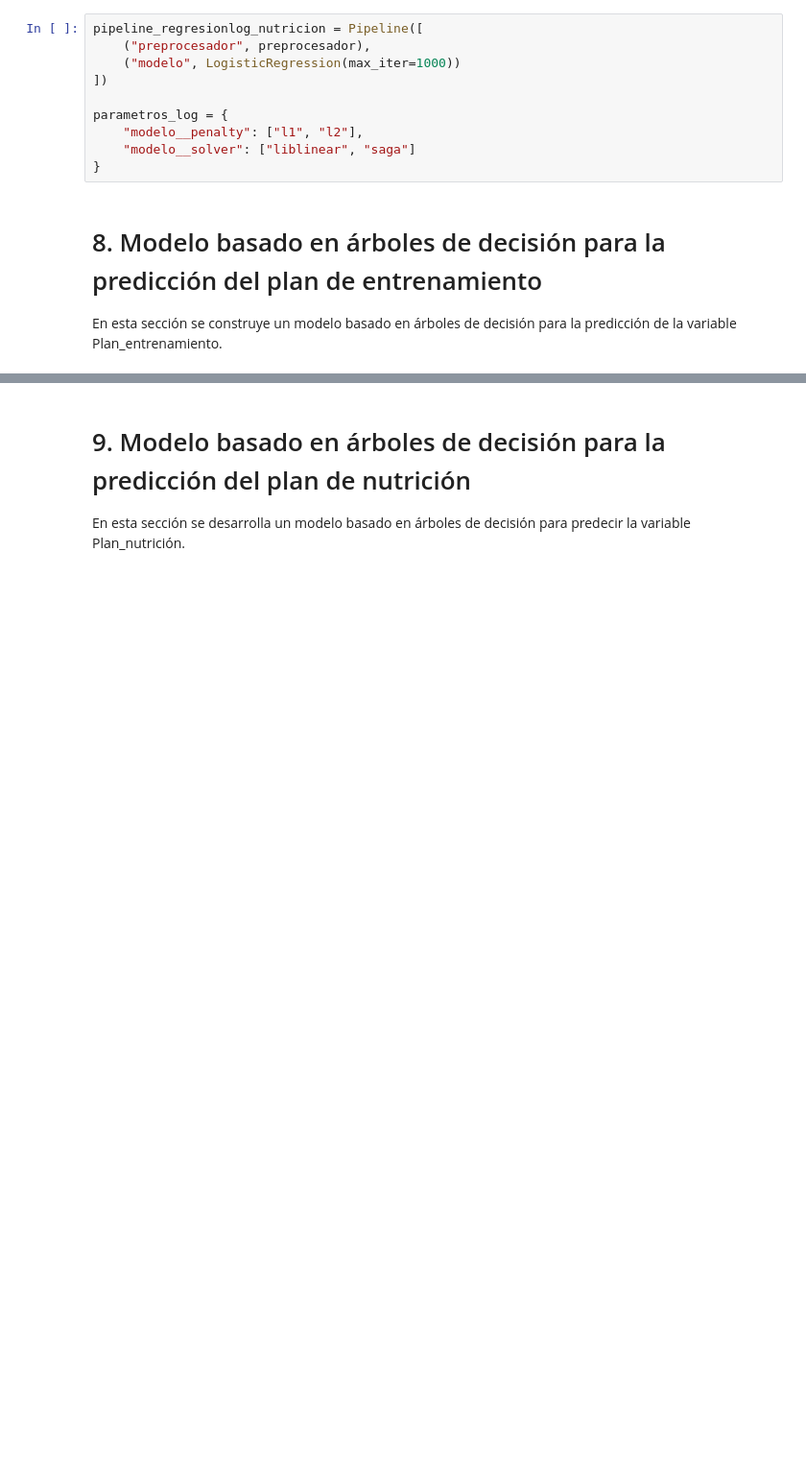
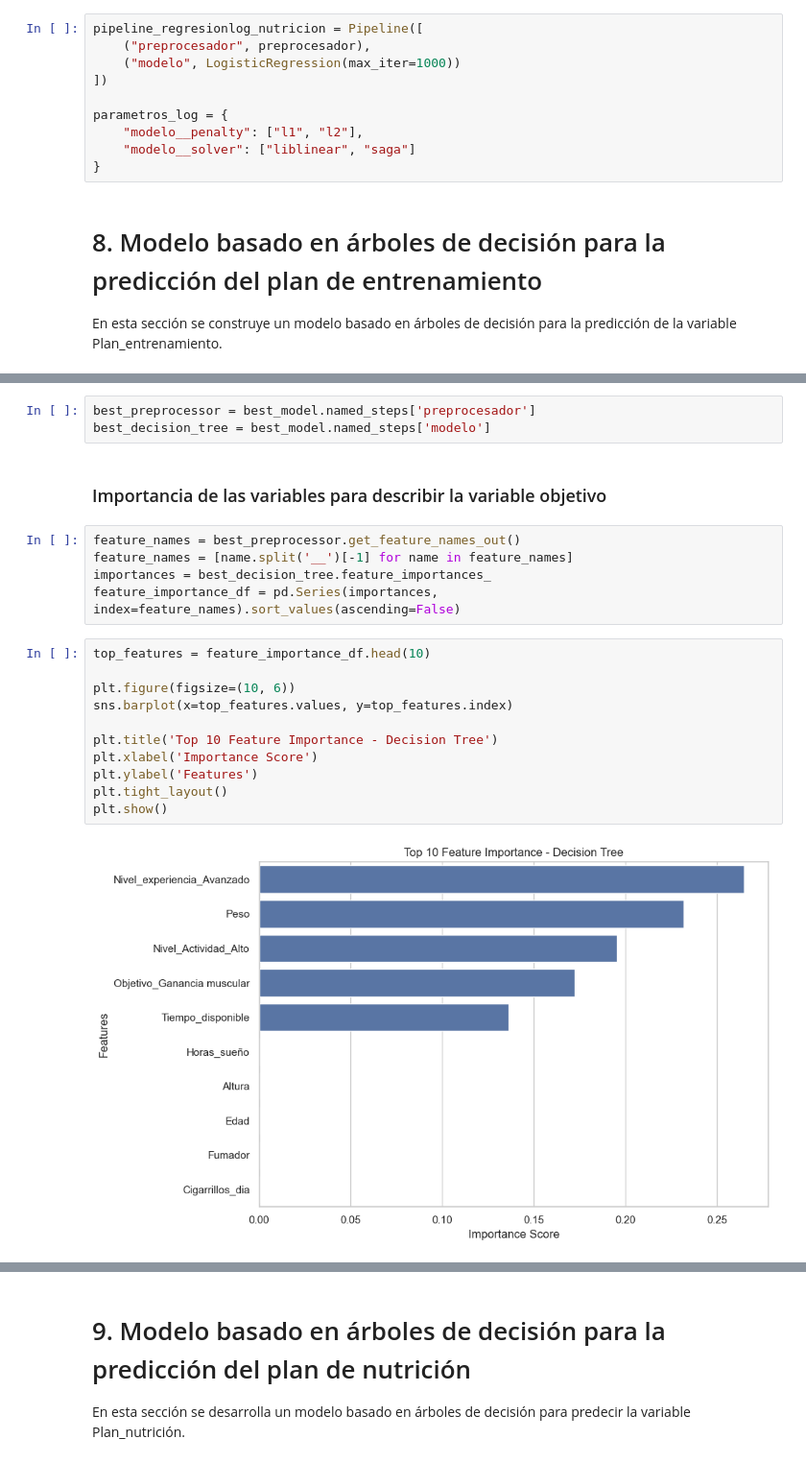
Before and after one commit to lfelipesales/Laboratorios-AprendizajeDeMaquina, a Jupyter notebook: LAB3/Laboratorio3.ipynb, the cells around one changed output, grey strips where cells are left out. Shown at 96% size. Saved outputs shown, nothing was run; the diff lists cells and outputs as text; blank space fills up the shorter version.

```diff
--- a/LAB3/Laboratorio3.ipynb
+++ b/LAB3/Laboratorio3.ipynb
@@ -593,0 +740,23 @@ pipeline_arbol_entrenamiento = Pipeline([
+# %%
+best_preprocessor = best_model.named_steps['preprocesador']
+best_decision_tree = best_model.named_steps['modelo']
+# %% [markdown]
+### Importancia de las variables para describir la variable objetivo
+# %%
+feature_names = best_preprocessor.get_feature_names_out()
+feature_names = [name.split('__')[-1] for name in feature_names]
+importances = best_decision_tree.feature_importances_
+feature_importance_df = pd.Series(importances, index=feature_names).sort_values(ascending=False)
+# %%
+top_features = feature_importance_df.head(10)
+
+plt.figure(figsize=(10, 6))
+sns.barplot(x=top_features.values, y=top_features.index)
+
+plt.title('Top 10 Feature Importance - Decision Tree')
+plt.xlabel('Importance Score')
+plt.ylabel('Features')
+plt.tight_layout()
+plt.show()
+# %% [output]
+[figure, added]
```
Also changed, not shown: parts of 33 cells of this notebook.
